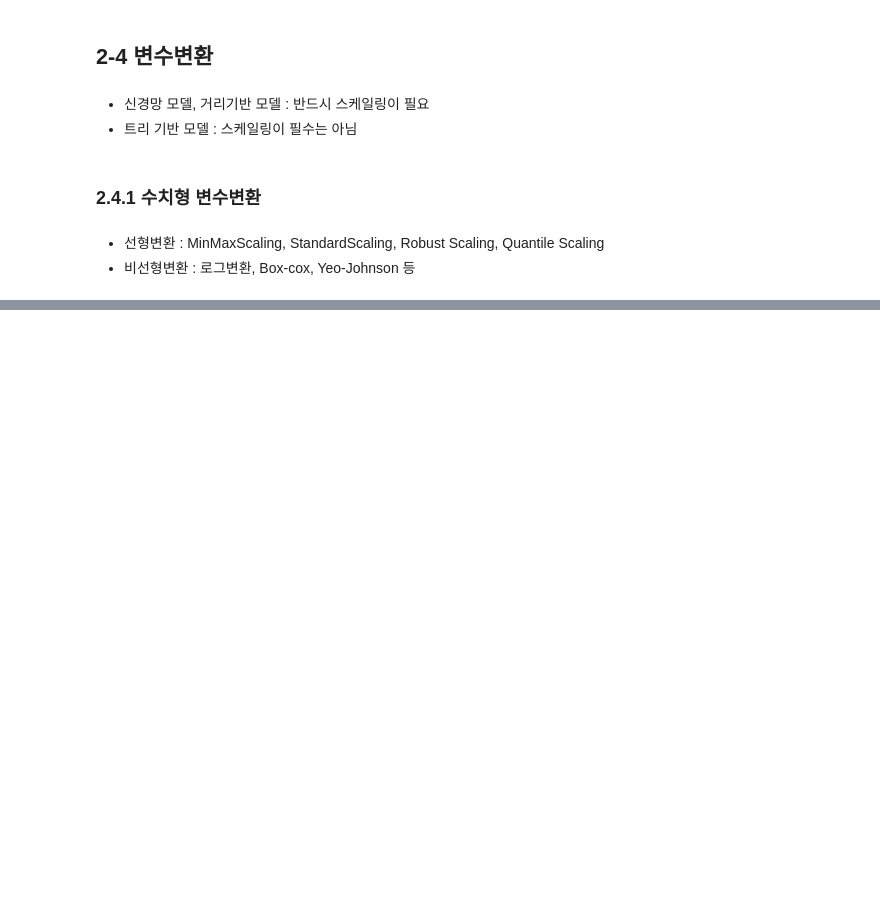
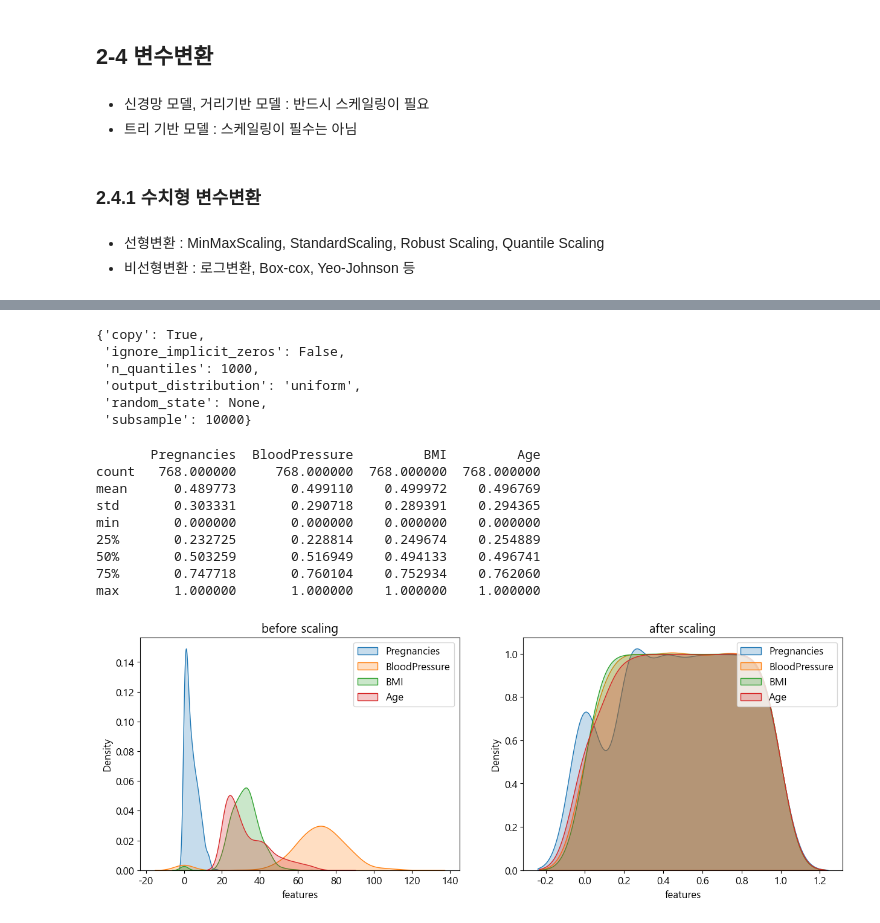
Before and after one commit to Junoflows/ADP, a Jupyter notebook: 교재 정리/2. 전처리.ipynb, the cells around one changed output, grey strips where cells are left out. Drawn from its saved outputs; the diff is of its cells as text; code cells hidden in the pictures; blank space fills up the shorter version.

```diff
--- a/교재 정리/2. 전처리.ipynb
+++ b/교재 정리/2. 전처리.ipynb
@@ -510,0 +647,40 @@ scores
+# %%
+QuantileTransformer().get_params()
+# %% [output]
+{'copy': True,
+ 'ignore_implicit_zeros': False,
+ 'n_quantiles': 1000,
+ 'output_distribution': 'uniform',
+ 'random_state': None,
+ 'subsample': 10000}
+# %%
+from sklearn.preprocessing import QuantileTransformer
+scaler = QuantileTransformer(output_distribution= 'uniform', n_quantiles= len(X))
+X_qtu = scaler.fit_transform(X)
+X_qtu = pd.DataFrame(X_qtu, columns = X.columns)
+print(X_qtu.describe())
+
+fig, ax = plt.subplots(1,2,figsize = (15,5))
+for col in X.columns:
+    sns.kdeplot(X[col], ax = ax[0], shade = True)
+    sns.kdeplot(X_qtu[col], ax = ax[1], shade = True)
+
+ax[0].legend(X.columns)
+ax[0].set_title('before scaling')
+ax[0].set_xlabel('features')
+
+ax[1].legend(X_qtu.columns)
+ax[1].set_title('after scaling')
+ax[1].set_xlabel('features')
+plt.show()
+# %% [output]
+       Pregnancies  BloodPressure         BMI         Age
+count   768.000000     768.000000  768.000000  768.000000
+mean      0.489773       0.499110    0.499972    0.496769
+std       0.303331       0.290718    0.289391    0.294365
+min       0.000000       0.000000    0.000000    0.000000
+25%       0.232725       0.228814    0.249674    0.254889
+50%       0.503259       0.516949    0.494133    0.496741
+75%       0.747718       0.760104    0.752934    0.762060
+max       1.000000       1.000000    1.000000    1.000000
+[figure, added]
```
Also changed, not shown: parts of 14 cells of this notebook, 1 other file.
